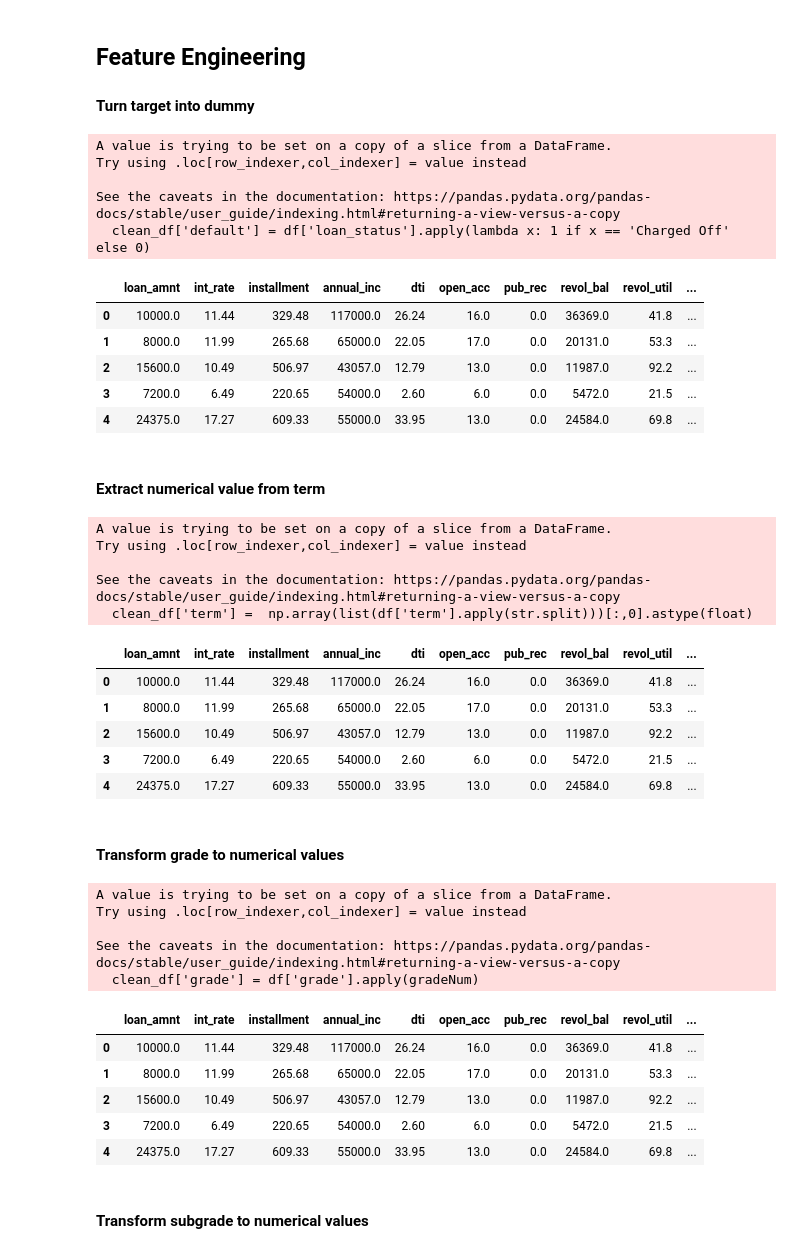
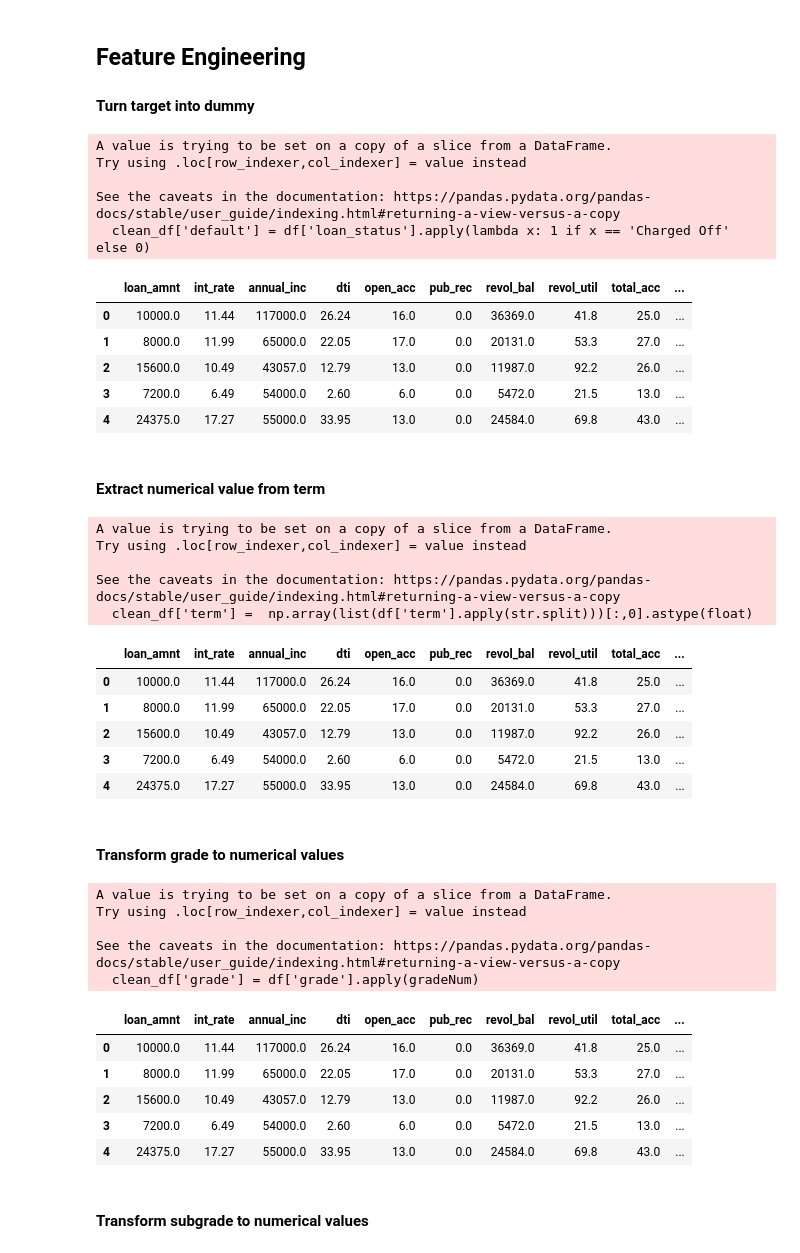
Before and after one commit to kamelCased/learningDataScience, a Jupyter notebook: TensorFlow Lending Club Project.ipynb, the cells around one changed output. Cells and saved outputs as stored; diff of their text form; code cells hidden in the pictures.

```diff
--- a/TensorFlow Lending Club Project.ipynb
+++ b/TensorFlow Lending Club Project.ipynb
@@ -130,6 +130,3 @@ sns.displot(x='mort_acc', data=df, hue='loan_status', aspect=4)
 # %% [output]
 <seaborn.axisgrid.FacetGrid at 0x...>
 [figure]
-# %%
-# Fill null with mode
-df['mort_acc'].fillna(np.array(df['mort_acc'].mode())[0], inplace=True)
@@ -135,0 +150,11 @@ df['mort_acc'].fillna(np.array(df['mort_acc'].mode())[0], inplace=True)
+# %%
+# Infer mort_acc values
+inferred = df.groupby('total_acc').mean()['mort_acc']
+
+def fill_mort(mort_acc, total_acc):
+    if np.isnan(mort_acc):
+        return inferred[total_acc]
+    else:
+        return mort_acc
+
+df['mort_acc'] = df.apply(lambda x:  fill_mort(x['mort_acc'], x['total_acc']), axis=1)
@@ -307,7 +332,7 @@ sns.scatterplot(y='int_rate', x='annual_inc', data=no_outliers, hue='loan_status
 
 #### Turn target into dummy
 # %%
-clean_df = df[['loan_amnt', 'int_rate', 'installment', 'annual_inc', 'dti', 'open_acc', 'pub_rec', 'revol_bal', 'revol_util', 'total_acc', 'mort_acc', 'pub_rec_bankruptcies']]
+clean_df = df[['loan_amnt', 'int_rate', 'annual_inc', 'dti', 'open_acc', 'pub_rec', 'revol_bal', 'revol_util', 'total_acc', 'mort_acc', 'pub_rec_bankruptcies']]
 # %%
 clean_df['default'] = df['loan_status'].apply(lambda x: 1 if x == 'Charged Off' else 0)
 clean_df.head()
@@ -317,12 +342,12 @@ Try using .loc[row_indexer,col_indexer] = value instead
 
 See the caveats in the documentation: https://pandas.pydata.org/pandas-docs/stable/user_guide/indexing.html#returning-a-view-versus-a-copy
   clean_df['default'] = df['loan_status'].apply(lambda x: 1 if x == 'Charged Off' else 0)
-|  | loan_amnt | int_rate | installment | annual_inc | dti | open_acc | pub_rec | revol_bal | revol_util | ... |
-| 0 | 10000.0 | 11.44 | 329.48 | 117000.0 | 26.24 | 16.0 | 0.0 | 36369.0 | 41.8 | ... |
-| 1 | 8000.0 | 11.99 | 265.68 | 65000.0 | 22.05 | 17.0 | 0.0 | 20131.0 | 53.3 | ... |
-| 2 | 15600.0 | 10.49 | 506.97 | 43057.0 | 12.79 | 13.0 | 0.0 | 11987.0 | 92.2 | ... |
-| 3 | 7200.0 | 6.49 | 220.65 | 54000.0 | 2.60 | 6.0 | 0.0 | 5472.0 | 21.5 | ... |
-| 4 | 24375.0 | 17.27 | 609.33 | 55000.0 | 33.95 | 13.0 | 0.0 | 24584.0 | 69.8 | ... |
+|  | loan_amnt | int_rate | annual_inc | dti | open_acc | pub_rec | revol_bal | revol_util | total_acc | ... |
+| 0 | 10000.0 | 11.44 | 117000.0 | 26.24 | 16.0 | 0.0 | 36369.0 | 41.8 | 25.0 | ... |
+| 1 | 8000.0 | 11.99 | 65000.0 | 22.05 | 17.0 | 0.0 | 20131.0 | 53.3 | 27.0 | ... |
+| 2 | 15600.0 | 10.49 | 43057.0 | 12.79 | 13.0 | 0.0 | 11987.0 | 92.2 | 26.0 | ... |
+| 3 | 7200.0 | 6.49 | 54000.0 | 2.60 | 6.0 | 0.0 | 5472.0 | 21.5 | 13.0 | ... |
+| 4 | 24375.0 | 17.27 | 55000.0 | 33.95 | 13.0 | 0.0 | 24584.0 | 69.8 | 43.0 | ... |
 # %% [markdown]
 #### Extract numerical value from term
 # %%
@@ -334,44 +359,46 @@ Try using .loc[row_indexer,col_indexer] = value instead
 
 See the caveats in the documentation: https://pandas.pydata.org/pandas-docs/stable/user_guide/indexing.html#returning-a-view-versus-a-copy
   clean_df['term'] =  np.array(list(df['term'].apply(str.split)))[:,0].astype(float)
-|  | loan_amnt | int_rate | installment | annual_inc | dti | open_acc | pub_rec | revol_bal | revol_util | ... |
-| 0 | 10000.0 | 11.44 | 329.48 | 117000.0 | 26.24 | 16.0 | 0.0 | 36369.0 | 41.8 | ... |
-| 1 | 8000.0 | 11.99 | 265.68 | 65000.0 | 22.05 | 17.0 | 0.0 | 20131.0 | 53.3 | ... |
-| 2 | 15600.0 | 10.49 | 506.97 | 43057.0 | 12.79 | 13.0 | 0.0 | 11987.0 | 92.2 | ... |
-| 3 | 7200.0 | 6.49 | 220.65 | 54000.0 | 2.60 | 6.0 | 0.0 | 5472.0 | 21.5 | ... |
-| 4 | 24375.0 | 17.27 | 609.33 | 55000.0 | 33.95 | 13.0 | 0.0 | 24584.0 | 69.8 | ... |
+|  | loan_amnt | int_rate | annual_inc | dti | open_acc | pub_rec | revol_bal | revol_util | total_acc | ... |
+| 0 | 10000.0 | 11.44 | 117000.0 | 26.24 | 16.0 | 0.0 | 36369.0 | 41.8 | 25.0 | ... |
+| 1 | 8000.0 | 11.99 | 65000.0 | 22.05 | 17.0 | 0.0 | 20131.0 | 53.3 | 27.0 | ... |
+| 2 | 15600.0 | 10.49 | 43057.0 | 12.79 | 13.0 | 0.0 | 11987.0 | 92.2 | 26.0 | ... |
+| 3 | 7200.0 | 6.49 | 54000.0 | 2.60 | 6.0 | 0.0 | 5472.0 | 21.5 | 13.0 | ... |
+| 4 | 24375.0 | 17.27 | 55000.0 | 33.95 | 13.0 | 0.0 | 24584.0 | 69.8 | 43.0 | ... |
 # %% [markdown]
 #### Transform grade to numerical values
 # %%
 # function that converts grade to numeric value
 def gradeNum(grade):
     if grade == 'A':
+        return 6
+    elif grade == 'B':
         return 5
-    elif grade == 'B':
+    elif grade == 'C':
         return 4
-    elif grade == 'C':
+    elif grade == 'D':
         return 3
-    elif grade == 'D':
+    elif grade == 'E':
         return 2
-    elif grade == 'E':
+    elif grade == 'F':
         return 1
     else:
         return 0
 
 clean_df['grade'] = df['grade'].apply(gradeNum)
 clean_df.head() # grade now numeric
 # %% [output]
 A value is trying to be set on a copy of a slice from a DataFrame.
 Try using .loc[row_indexer,col_indexer] = value instead
 
 See the caveats in the documentation: https://pandas.pydata.org/pandas-docs/stable/user_guide/indexing.html#returning-a-view-versus-a-copy
   clean_df['grade'] = df['grade'].apply(gradeNum)
-|  | loan_amnt | int_rate | installment | annual_inc | dti | open_acc | pub_rec | revol_bal | revol_util | ... |
-| 0 | 10000.0 | 11.44 | 329.48 | 117000.0 | 26.24 | 16.0 | 0.0 | 36369.0 | 41.8 | ... |
-| 1 | 8000.0 | 11.99 | 265.68 | 65000.0 | 22.05 | 17.0 | 0.0 | 20131.0 | 53.3 | ... |
-| 2 | 15600.0 | 10.49 | 506.97 | 43057.0 | 12.79 | 13.0 | 0.0 | 11987.0 | 92.2 | ... |
-| 3 | 7200.0 | 6.49 | 220.65 | 54000.0 | 2.60 | 6.0 | 0.0 | 5472.0 | 21.5 | ... |
-| 4 | 24375.0 | 17.27 | 609.33 | 55000.0 | 33.95 | 13.0 | 0.0 | 24584.0 | 69.8 | ... |
+|  | loan_amnt | int_rate | annual_inc | dti | open_acc | pub_rec | revol_bal | revol_util | total_acc | ... |
+| 0 | 10000.0 | 11.44 | 117000.0 | 26.24 | 16.0 | 0.0 | 36369.0 | 41.8 | 25.0 | ... |
+| 1 | 8000.0 | 11.99 | 65000.0 | 22.05 | 17.0 | 0.0 | 20131.0 | 53.3 | 27.0 | ... |
+| 2 | 15600.0 | 10.49 | 43057.0 | 12.79 | 13.0 | 0.0 | 11987.0 | 92.2 | 26.0 | ... |
+| 3 | 7200.0 | 6.49 | 54000.0 | 2.60 | 6.0 | 0.0 | 5472.0 | 21.5 | 13.0 | ... |
+| 4 | 24375.0 | 17.27 | 55000.0 | 33.95 | 13.0 | 0.0 | 24584.0 | 69.8 | 43.0 | ... |
 # %% [markdown]
 #### Transform subgrade to numerical values
 # %%
```
Also changed, not shown: parts of 33 cells of this notebook, 1 other file.
